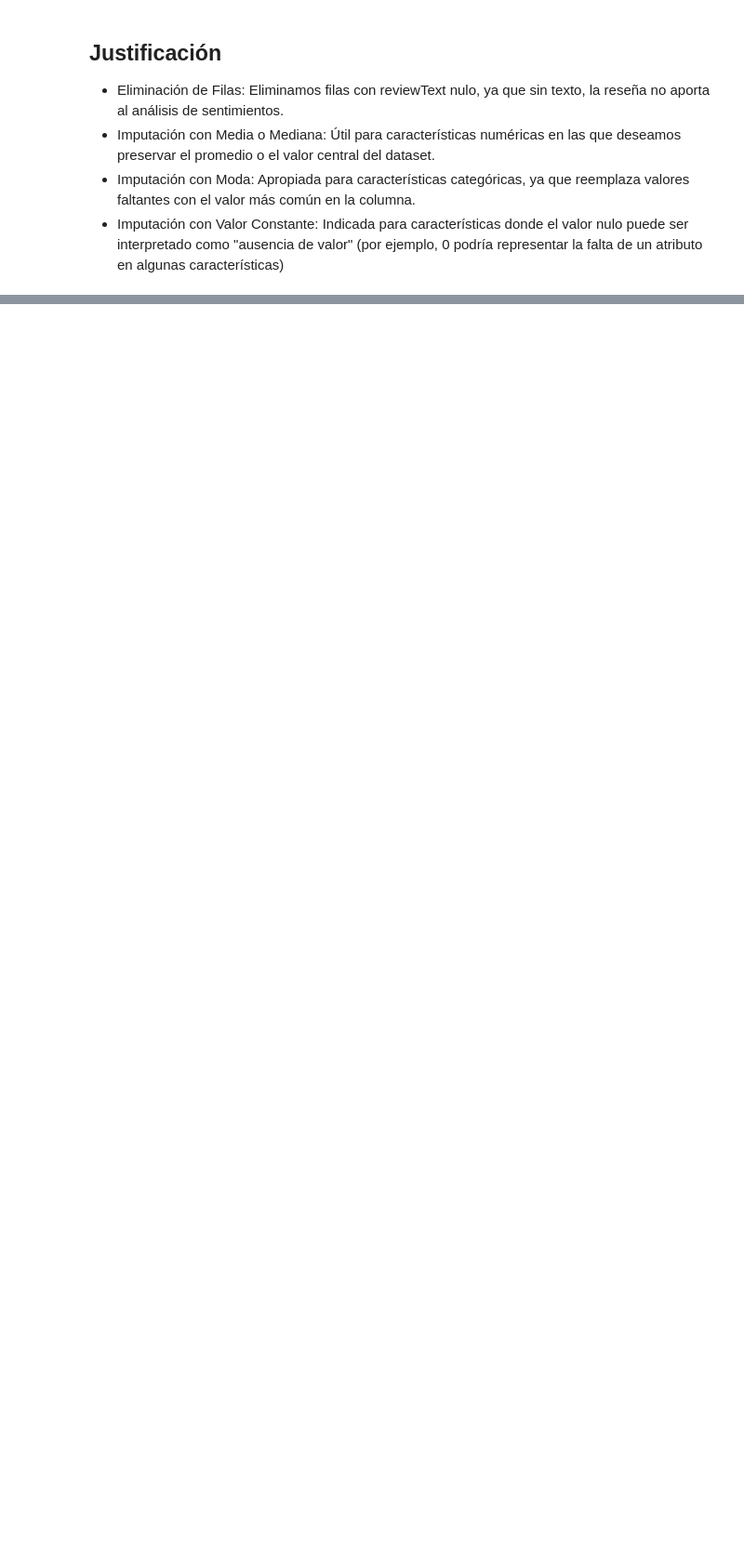
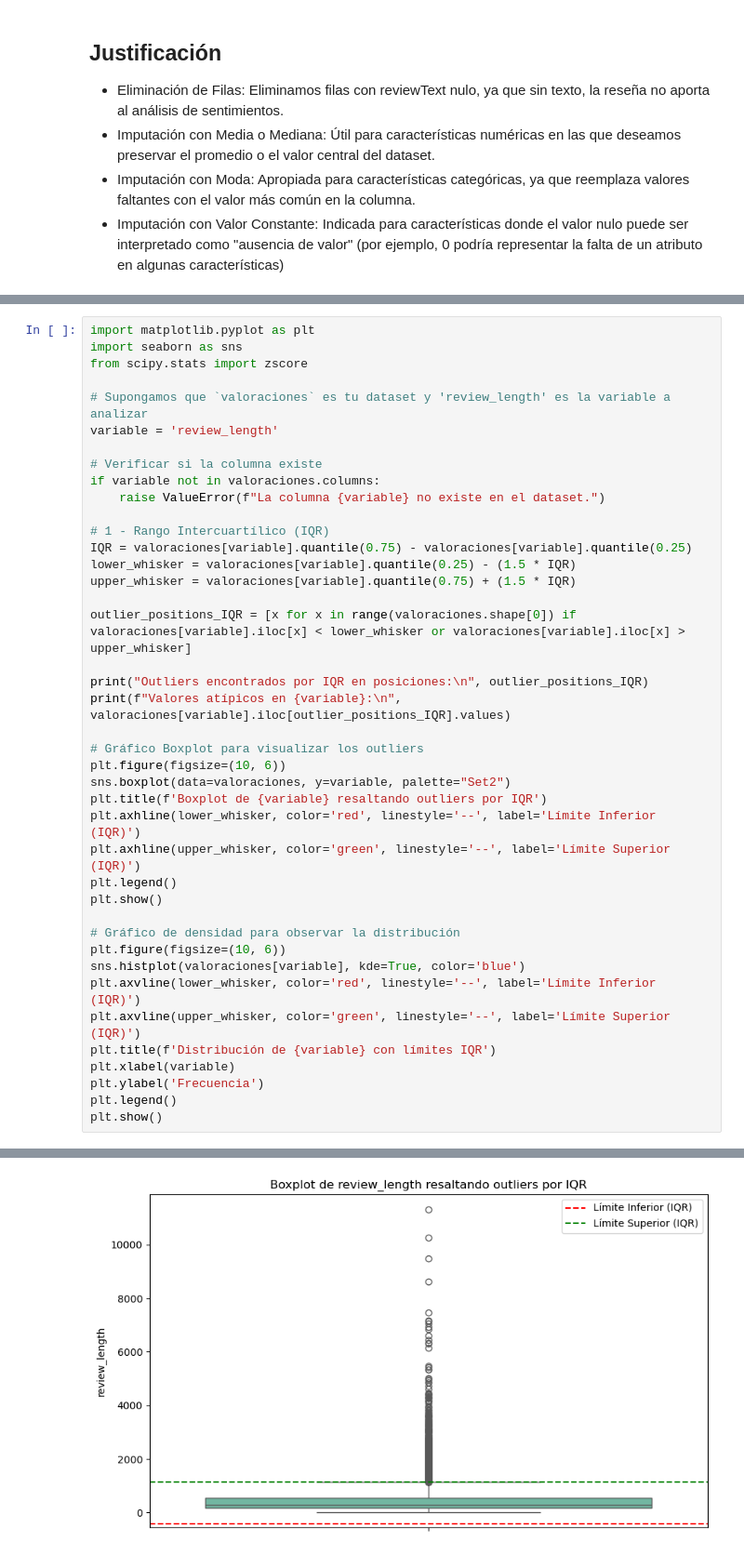
Before and after one commit to mkltc/RETO2, a Jupyter notebook: prueba.ipynb, the cells around one changed output, grey strips where cells are left out. Shown at 93% size. Saved outputs shown, nothing was run; the diff lists cells and outputs as text; blank space fills up the shorter version.

```diff
--- a/prueba.ipynb
+++ b/prueba.ipynb
@@ -222,0 +480,42 @@ print(results_df)
+# %%
+import matplotlib.pyplot as plt
+import seaborn as sns
+from scipy.stats import zscore
+
+# Supongamos que `valoraciones` es tu dataset y 'review_length' es la variable a analizar
+variable = 'review_length'
+
+# Verificar si la columna existe
+if variable not in valoraciones.columns:
+    raise ValueError(f"La columna {variable} no existe en el dataset.")
+
+# 1 - Rango Intercuartílico (IQR)
+IQR = valoraciones[variable].quantile(0.75) - valoraciones[variable].quantile(0.25)
+lower_whisker = valoraciones[variable].quantile(0.25) - (1.5 * IQR)
+upper_whisker = valoraciones[variable].quantile(0.75) + (1.5 * IQR)
+
+outlier_positions_IQR = [x for x in range(valoraciones.shape[0]) if valoraciones[variable].iloc[x] < lower_whisker or valoraciones[variable].iloc[x] > upper_whisker]
+
+print("Outliers encontrados por IQR en posiciones:\n", outlier_positions_IQR)
+print(f"Valores atípicos en {variable}:\n", valoraciones[variable].iloc[outlier_positions_IQR].values)
+
+# Gráfico Boxplot para visualizar los outliers
+plt.figure(figsize=(10, 6))
+sns.boxplot(data=valoraciones, y=variable, palette="Set2")
+plt.title(f'Boxplot de {variable} resaltando outliers por IQR')
+plt.axhline(lower_whisker, color='red', linestyle='--', label='Límite Inferior (IQR)')
+plt.axhline(upper_whisker, color='green', linestyle='--', label='Límite Superior (IQR)')
+plt.legend()
+plt.show()
+
+# Gráfico de densidad para observar la distribución
+plt.figure(figsize=(10, 6))
+sns.histplot(valoraciones[variable], kde=True, color='blue')
+plt.axvline(lower_whisker, color='red', linestyle='--', label='Límite Inferior (IQR)')
+plt.axvline(upper_whisker, color='green', linestyle='--', label='Límite Superior (IQR)')
+plt.title(f'Distribución de {variable} con límites IQR')
+plt.xlabel(variable)
+plt.ylabel('Frecuencia')
+plt.legend()
+plt.show()
+# %% [output]
@@ -222,0 +542 @@ print(results_df)
+[figure, added]
```
Also changed, not shown: parts of 25 cells of this notebook.
